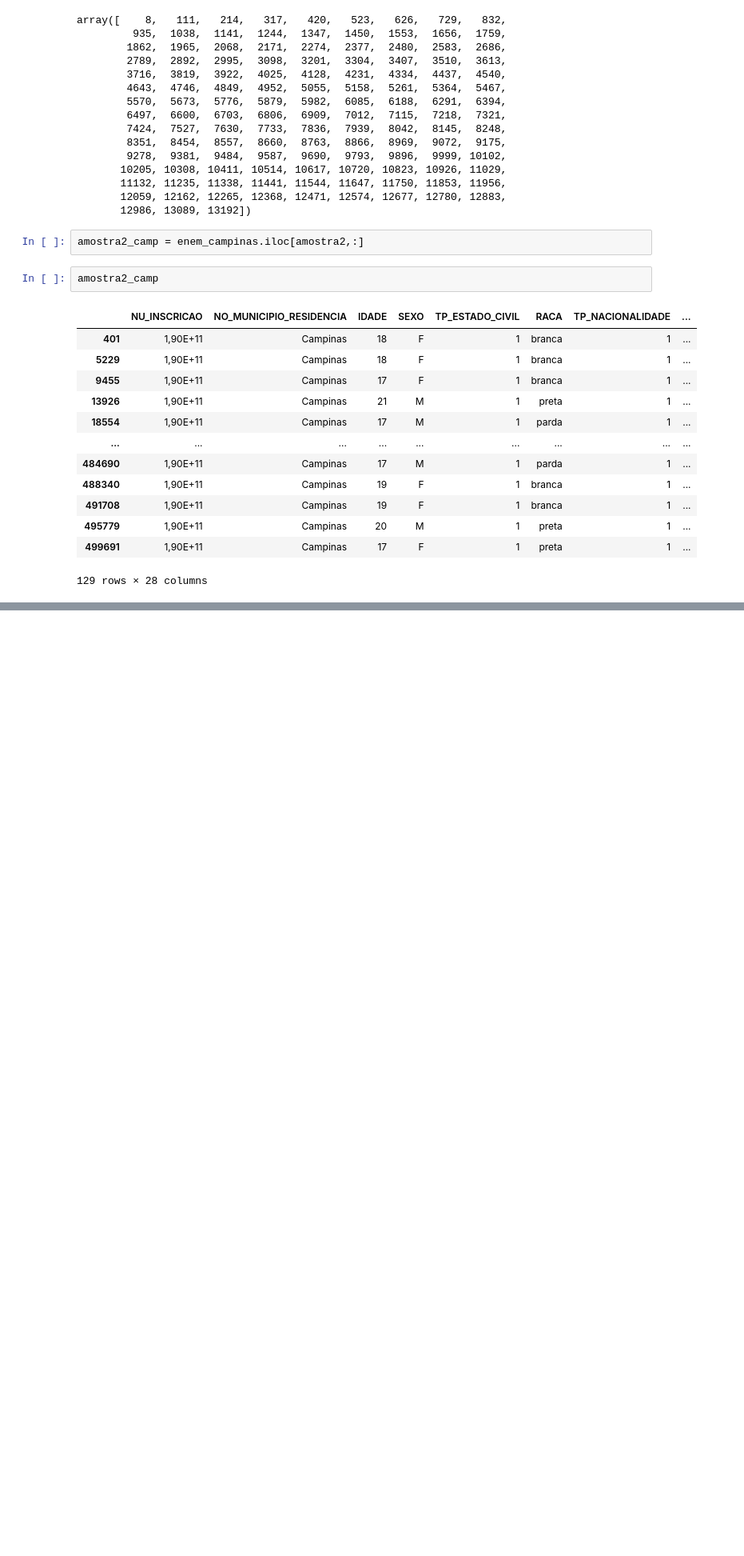
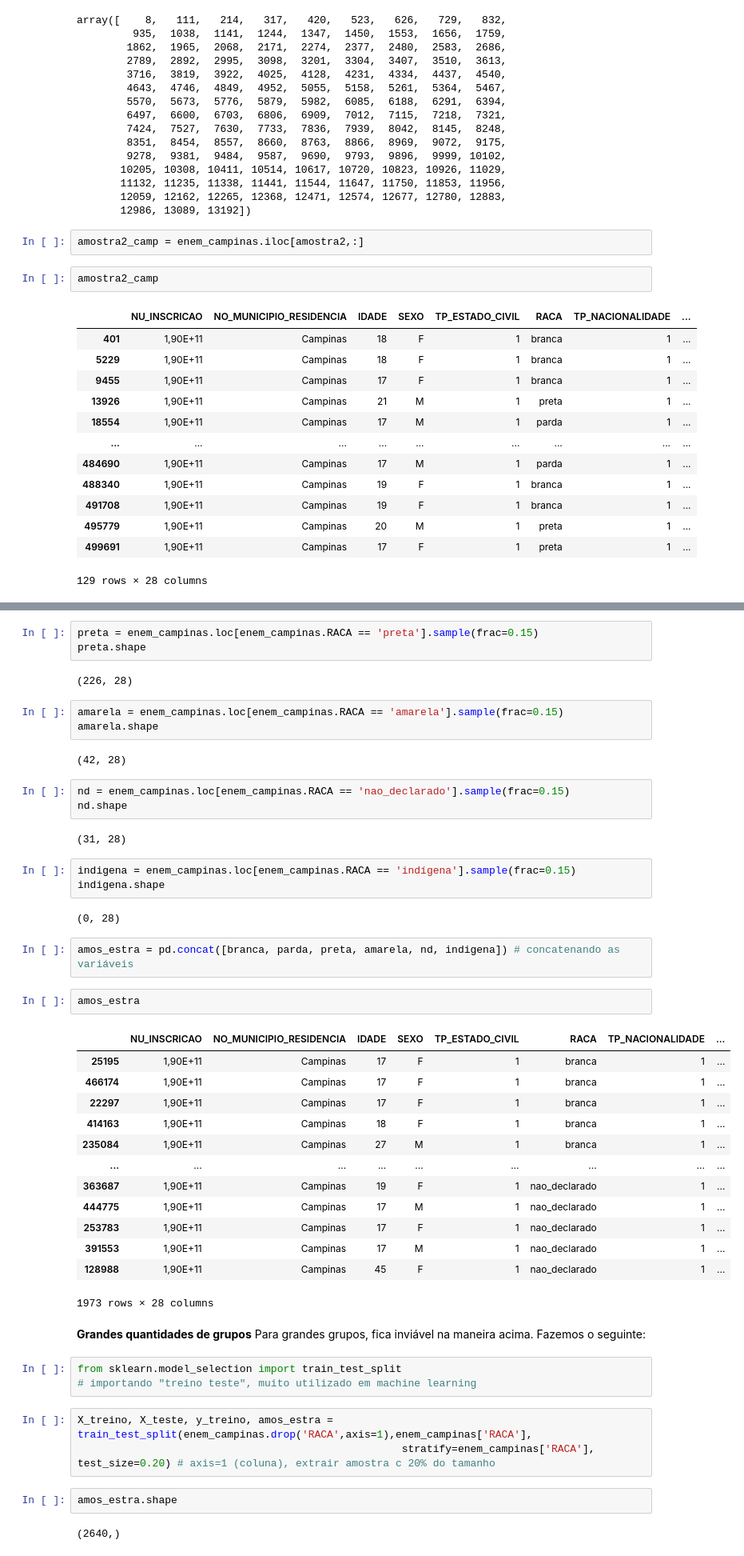
Before and after one commit to luizakuze/Cursos, a Jupyter notebook: curso/fundamentos-estatística/amostragem.ipynb, the cells around one changed output, grey strips where cells are left out. Shown at 80% size. Saved outputs shown, nothing was run; the diff lists cells and outputs as text; blank space fills up the shorter version.

Commit message:
amostragem estratificada completa

```diff
--- a/curso/fundamentos-estatística/amostragem.ipynb
+++ b/curso/fundamentos-estatística/amostragem.ipynb
@@ -238,0 +263,51 @@ amostra2_camp
+# %%
+preta = enem_campinas.loc[enem_campinas.RACA == 'preta'].sample(frac=0.15)
+preta.shape
+# %% [output]
+(226, 28)
+# %%
+amarela = enem_campinas.loc[enem_campinas.RACA == 'amarela'].sample(frac=0.15)
+amarela.shape
+# %% [output]
+(42, 28)
+# %%
+nd = enem_campinas.loc[enem_campinas.RACA == 'nao_declarado'].sample(frac=0.15)
+nd.shape
+# %% [output]
+(31, 28)
+# %%
+indigena = enem_campinas.loc[enem_campinas.RACA == 'indígena'].sample(frac=0.15)
+indigena.shape
+# %% [output]
+(0, 28)
+# %%
+amos_estra = pd.concat([branca, parda, preta, amarela, nd, indigena]) # concatenando as variáveis
+# %%
+amos_estra
+# %% [output]
+|  | NU_INSCRICAO | NO_MUNICIPIO_RESIDENCIA | IDADE | SEXO | TP_ESTADO_CIVIL | RACA | TP_NACIONALIDADE | ... |
+| 25195 | 1,90E+11 | Campinas | 17 | F | 1 | branca | 1 | ... |
+| 466174 | 1,90E+11 | Campinas | 17 | F | 1 | branca | 1 | ... |
+| 22297 | 1,90E+11 | Campinas | 17 | F | 1 | branca | 1 | ... |
+| 414163 | 1,90E+11 | Campinas | 18 | F | 1 | branca | 1 | ... |
+| 235084 | 1,90E+11 | Campinas | 27 | M | 1 | branca | 1 | ... |
+| ... | ... | ... | ... | ... | ... | ... | ... | ... |
+| 363687 | 1,90E+11 | Campinas | 19 | F | 1 | nao_declarado | 1 | ... |
+| 444775 | 1,90E+11 | Campinas | 17 | M | 1 | nao_declarado | 1 | ... |
+| 253783 | 1,90E+11 | Campinas | 17 | F | 1 | nao_declarado | 1 | ... |
+| 391553 | 1,90E+11 | Campinas | 17 | M | 1 | nao_declarado | 1 | ... |
+| 128988 | 1,90E+11 | Campinas | 45 | F | 1 | nao_declarado | 1 | ... |
+1973 rows × 28 columns
+# %% [markdown]
+**Grandes quantidades de grupos**
+Para grandes grupos, fica inviável na maneira acima. Fazemos o seguinte:
+# %%
+from sklearn.model_selection import train_test_split
+# importando "treino teste", muito utilizado em machine learning
+# %%
+X_treino, X_teste, y_treino, amos_estra = train_test_split(enem_campinas.drop('RACA',axis=1),enem_campinas['RACA'],
+                                                    stratify=enem_campinas['RACA'], test_size=0.20) # axis=1 (coluna), extrair amostra c 20% do tamanho
+# %%
+amos_estra.shape
+# %% [output]
+(2640,)
```
Also changed, not shown: parts of 9 cells of this notebook.
